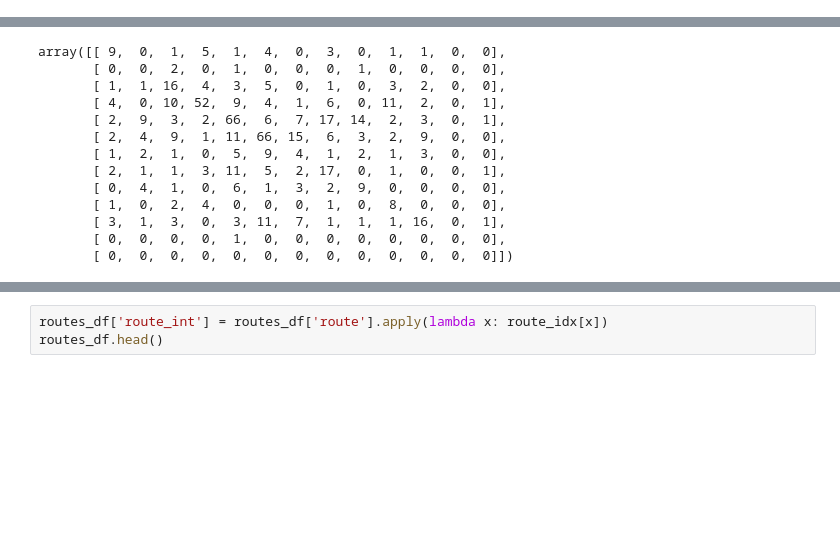
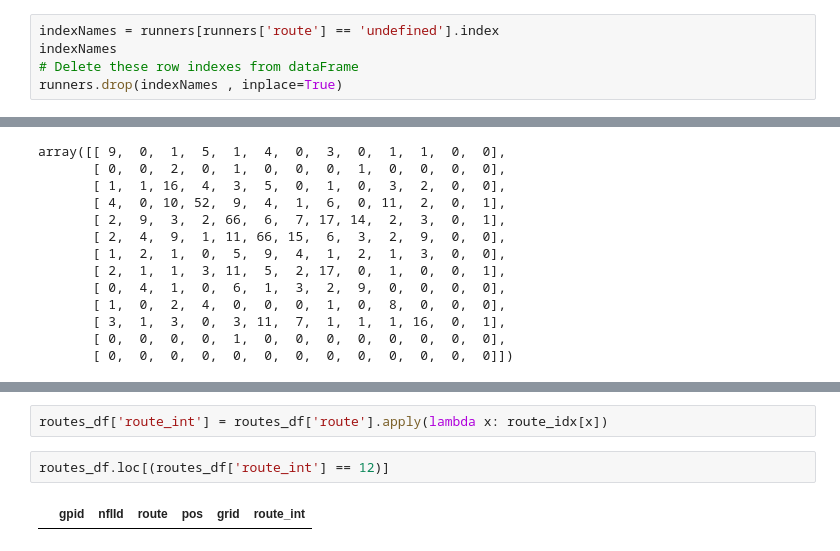
Before and after one commit to sskett/cosc301, a Jupyter notebook: route_finder.ipynb, the cells around one changed output, grey strips where cells are left out. Drawn from its saved outputs; the diff is of its cells as text; blank space fills up the shorter version.

Commit message:
Fixed error in route data where QB has 'undefined' route name instead of NaN

```diff
--- a/route_finder.ipynb
+++ b/route_finder.ipynb
@@ -60,6 +69,11 @@ runners['r_vec'] = runners['r_vec'].apply(string_to_vector)
 runners['gpid'] = runners.apply(lambda x: str(x.gameId) + '-' + str(x.playId), axis=1)
 # %%
 qb_positions = runners.loc[(runners['frameId'] == 1) & (runners['position'] == 'QB')][['gpid', 'pos']].copy()
+# %%
+indexNames = runners[runners['route'] == 'undefined'].index
+indexNames
+# Delete these row indexes from dataFrame
+runners.drop(indexNames , inplace=True)
 # %%
 runners = runners.loc[(~runners['route'].isna())]
 # %%
@@ -438,4 +471,7 @@ route_idx
 # %%
 routes_df['route_int'] = routes_df['route'].apply(lambda x: route_idx[x])
-routes_df.head()
+# %%
+routes_df.loc[(routes_df['route_int'] == 12)]
+# %% [output]
+|  | gpid | nflId | route | pos | grid | route_int |
 # %%
```
Also changed, not shown: parts of 26 cells of this notebook, 3 other files.
